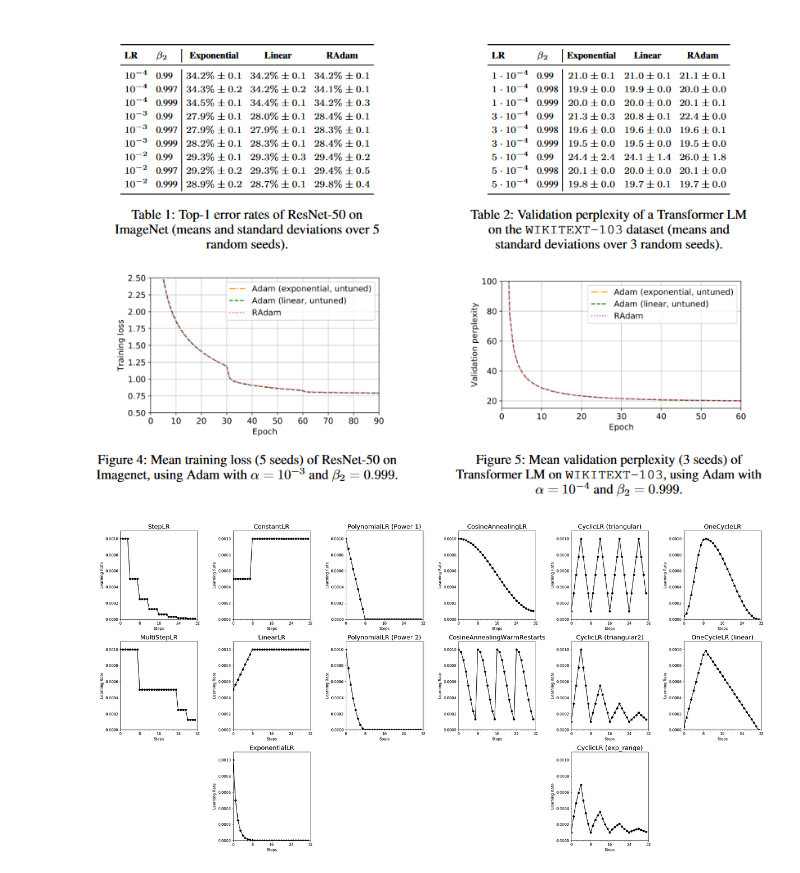
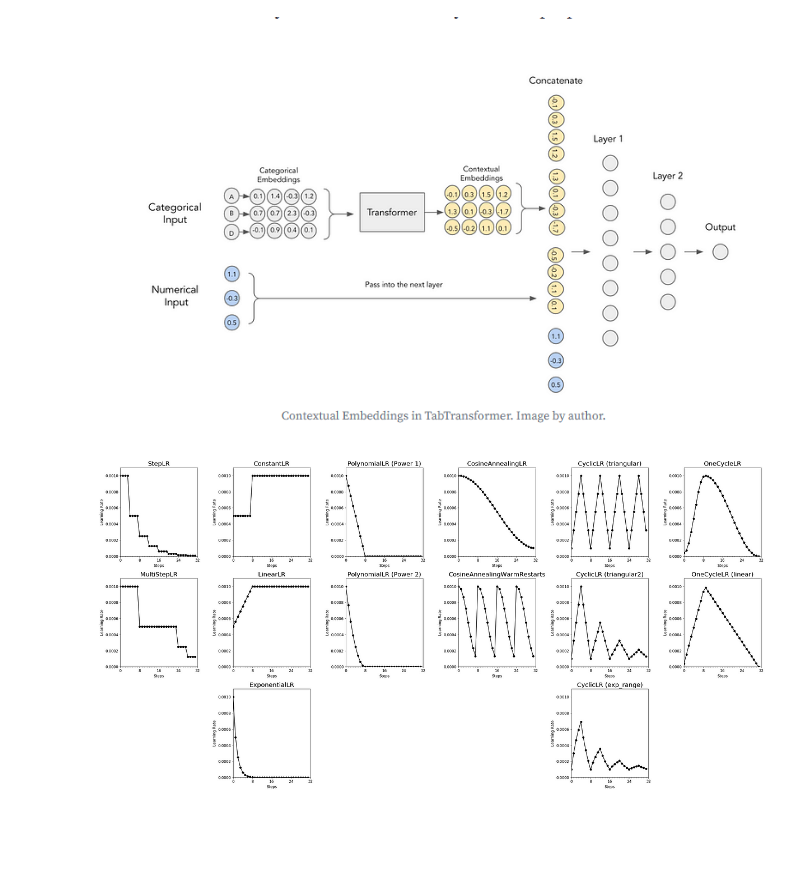
Before and after one commit to charbel30/deep-learning-model, a Jupyter notebook: pipe_testing.ipynb, the cells around one changed output. Drawn from its saved outputs; the diff is of its cells as text; code cells hidden in the pictures; blank space fills up the shorter version.

```diff
--- a/pipe_testing.ipynb
+++ b/pipe_testing.ipynb
@@ -280,9 +276,9 @@ plot_metrics(metrics, ['loss', 'accuracy', 'balance_accuracy', 'recall', 'precis
 # %%
 
 #adaptive learning rate can have high variance in the early stages of training
-Image(filename='data\Screenshot 2023-11-01 234812.png')
+Image(filename='data\Screenshot 2023-11-08 121716.png')
 # %% [output]
-[figure, old version]
+[figure, new version]
 # %%
 Image(filename='data\qe6nYlH8zsmUdScyHMhRCQ-3509617497.png')
 # %% [output]
```
Also changed, not shown: parts of 10 cells of this notebook, 27 other files.
